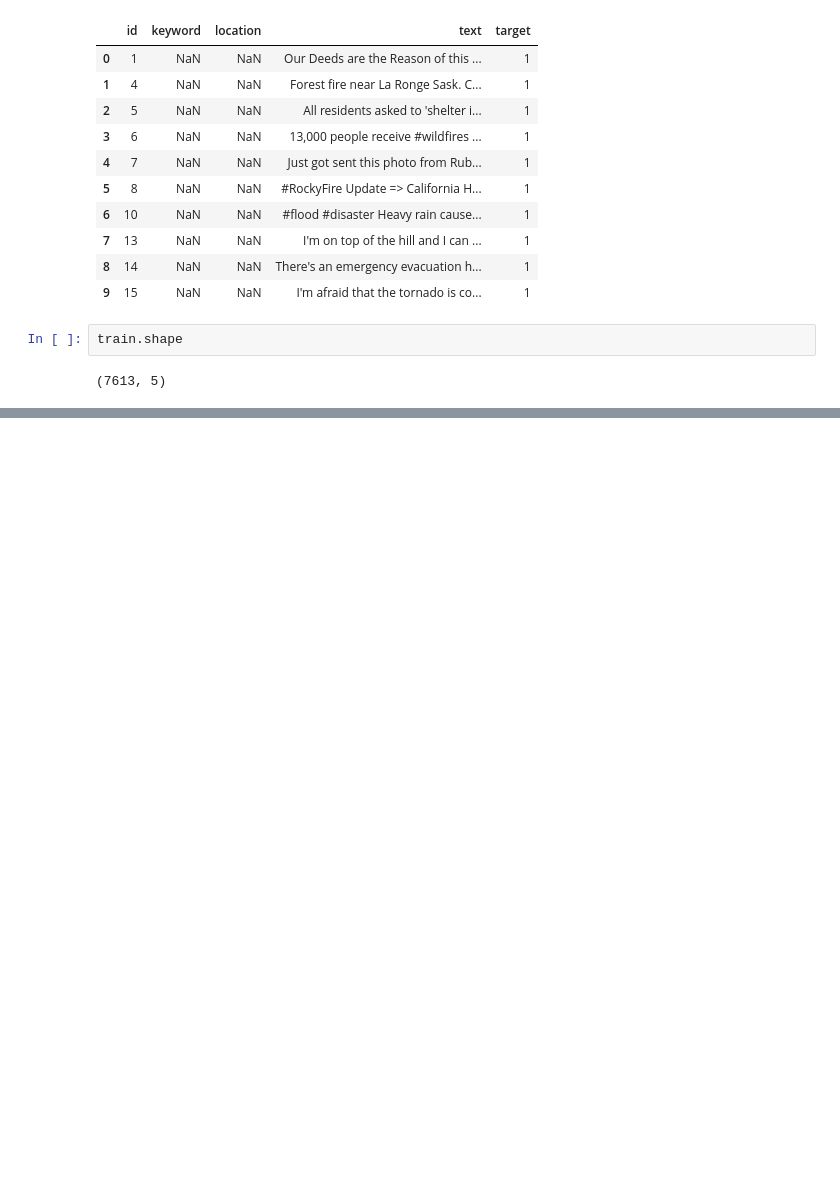
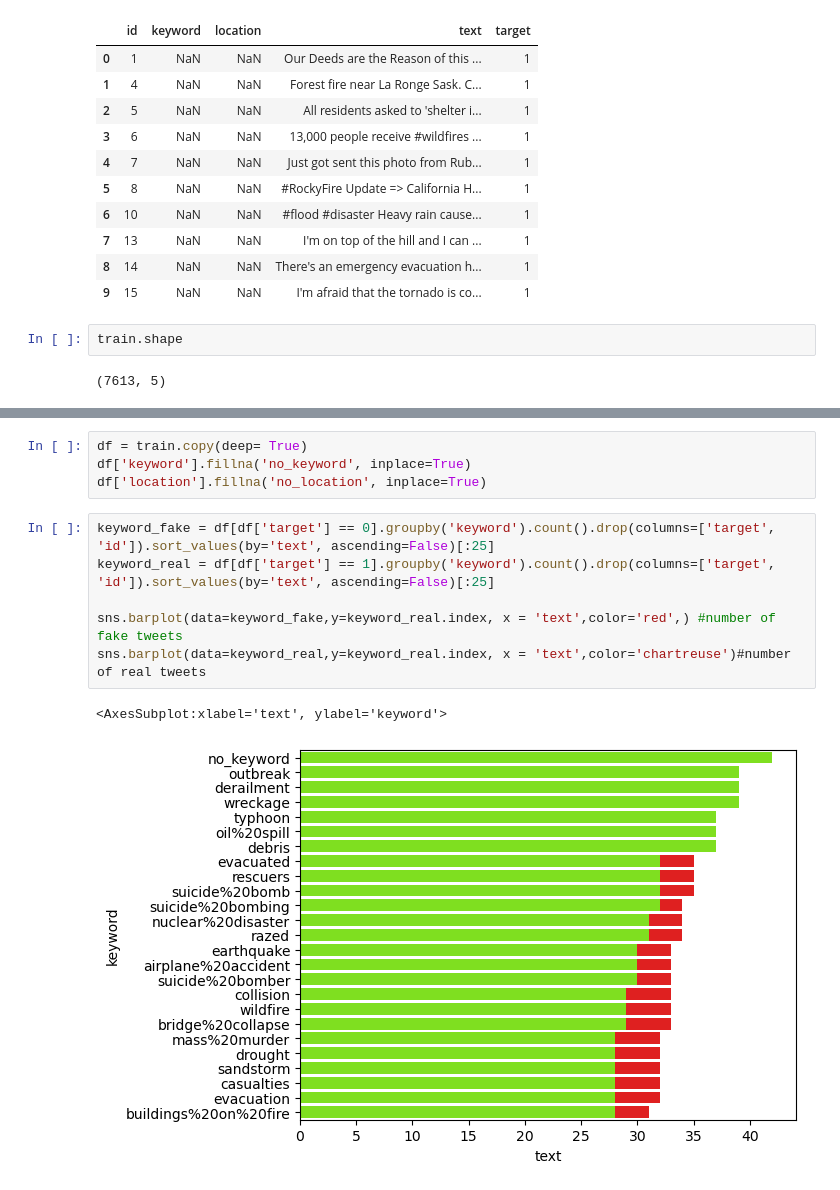
Before and after one commit to b3ccaMR/NLP-Disaster-Tweets, a Jupyter notebook: nlp-tweets.ipynb, the cells around one changed output, grey strips where cells are left out. Saved outputs shown, nothing was run; the diff lists cells and outputs as text; blank space fills up the shorter version.

Commit message:
Kaggle Notebook | NLP Tweets | Version 5

```diff
--- a/nlp-tweets.ipynb
+++ b/nlp-tweets.ipynb
@@ -70,0 +60,13 @@ Number of NULL Values-- Targets: 0 Keywords: 61 Locations: 2533
+# %%
+df = train.copy(deep= True)
+df['keyword'].fillna('no_keyword', inplace=True)
+df['location'].fillna('no_location', inplace=True)
+# %%
+keyword_fake = df[df['target'] == 0].groupby('keyword').count().drop(columns=['target', 'id']).sort_values(by='text', ascending=False)[:25]
+keyword_real = df[df['target'] == 1].groupby('keyword').count().drop(columns=['target', 'id']).sort_values(by='text', ascending=False)[:25]
+
+sns.barplot(data=keyword_fake,y=keyword_real.index, x = 'text',color='red',) #number of fake tweets
+sns.barplot(data=keyword_real,y=keyword_real.index, x = 'text',color='chartreuse')#number of real tweets
+# %% [output]
+<AxesSubplot:xlabel='text', ylabel='keyword'>
+[figure, added]
```
Also changed, not shown: parts of 11 cells of this notebook.
